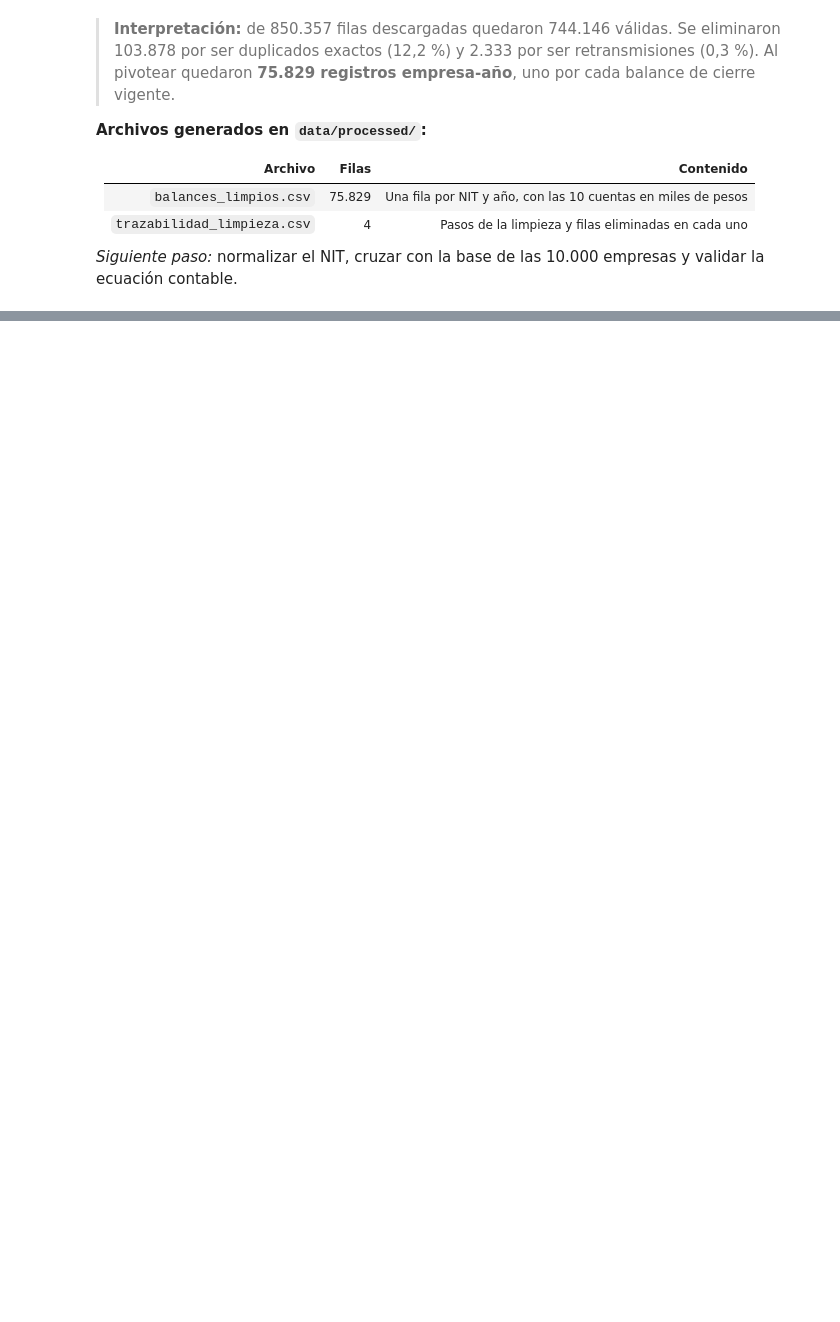
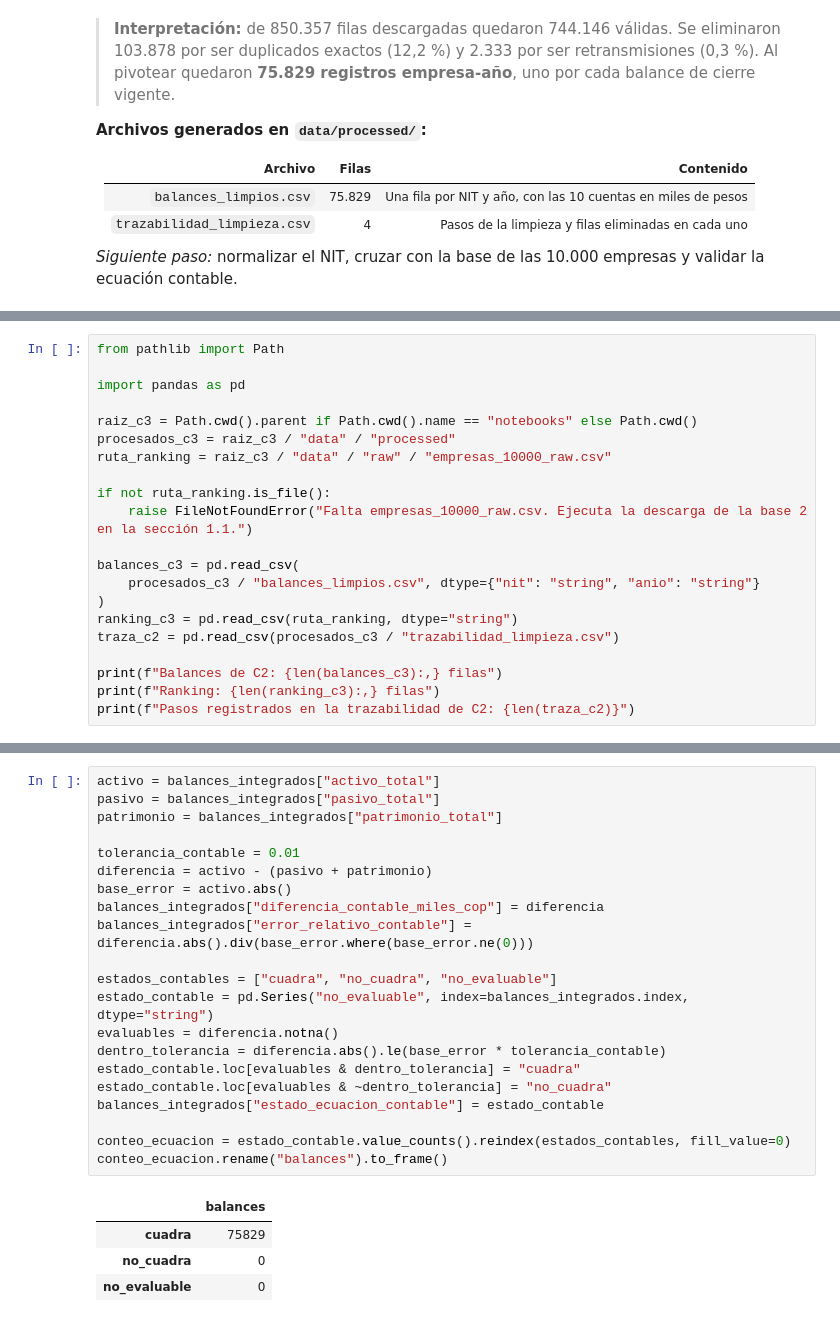
Before and after one commit to JulianHZ711/Final-AnalisisDatos, a Jupyter notebook: notebooks/proyecto_integrador.ipynb, the cells around one changed output, grey strips where cells are left out. Cells and saved outputs as stored; diff of their text form; blank space fills up the shorter version.

```diff
--- a/notebooks/proyecto_integrador.ipynb
+++ b/notebooks/proyecto_integrador.ipynb
@@ -784,0 +798,21 @@ Archivos guardados en data/processed/: balances_limpios.csv, trazabilidad_limpie
+# %%
+from pathlib import Path
+
+import pandas as pd
+
+raiz_c3 = Path.cwd().parent if Path.cwd().name == "notebooks" else Path.cwd()
+procesados_c3 = raiz_c3 / "data" / "processed"
+ruta_ranking = raiz_c3 / "data" / "raw" / "empresas_10000_raw.csv"
+
+if not ruta_ranking.is_file():
+    raise FileNotFoundError("Falta empresas_10000_raw.csv. Ejecuta la descarga de la base 2 en la sección 1.1.")
+
+balances_c3 = pd.read_csv(
+    procesados_c3 / "balances_limpios.csv", dtype={"nit": "string", "anio": "string"}
+)
+ranking_c3 = pd.read_csv(ruta_ranking, dtype="string")
+traza_c2 = pd.read_csv(procesados_c3 / "trazabilidad_limpieza.csv")
+
+print(f"Balances de C2: {len(balances_c3):,} filas")
+print(f"Ranking: {len(ranking_c3):,} filas")
+print(f"Pasos registrados en la trazabilidad de C2: {len(traza_c2)}")
@@ -784,0 +976,26 @@ Archivos guardados en data/processed/: balances_limpios.csv, trazabilidad_limpie
+# %%
+activo = balances_integrados["activo_total"]
+pasivo = balances_integrados["pasivo_total"]
+patrimonio = balances_integrados["patrimonio_total"]
+
+tolerancia_contable = 0.01
+diferencia = activo - (pasivo + patrimonio)
+base_error = activo.abs()
+balances_integrados["diferencia_contable_miles_cop"] = diferencia
+balances_integrados["error_relativo_contable"] = diferencia.abs().div(base_error.where(base_error.ne(0)))
+
+estados_contables = ["cuadra", "no_cuadra", "no_evaluable"]
+estado_contable = pd.Series("no_evaluable", index=balances_integrados.index, dtype="string")
+evaluables = diferencia.notna()
+dentro_tolerancia = diferencia.abs().le(base_error * tolerancia_contable)
+estado_contable.loc[evaluables & dentro_tolerancia] = "cuadra"
+estado_contable.loc[evaluables & ~dentro_tolerancia] = "no_cuadra"
+balances_integrados["estado_ecuacion_contable"] = estado_contable
+
+conteo_ecuacion = estado_contable.value_counts().reindex(estados_contables, fill_value=0)
+conteo_ecuacion.rename("balances").to_frame()
+# %% [output]
+|  | balances |
+| cuadra | 75829 |
+| no_cuadra | 0 |
+| no_evaluable | 0 |
```
Also changed, not shown: parts of 10 cells of this notebook, 2 other files.
